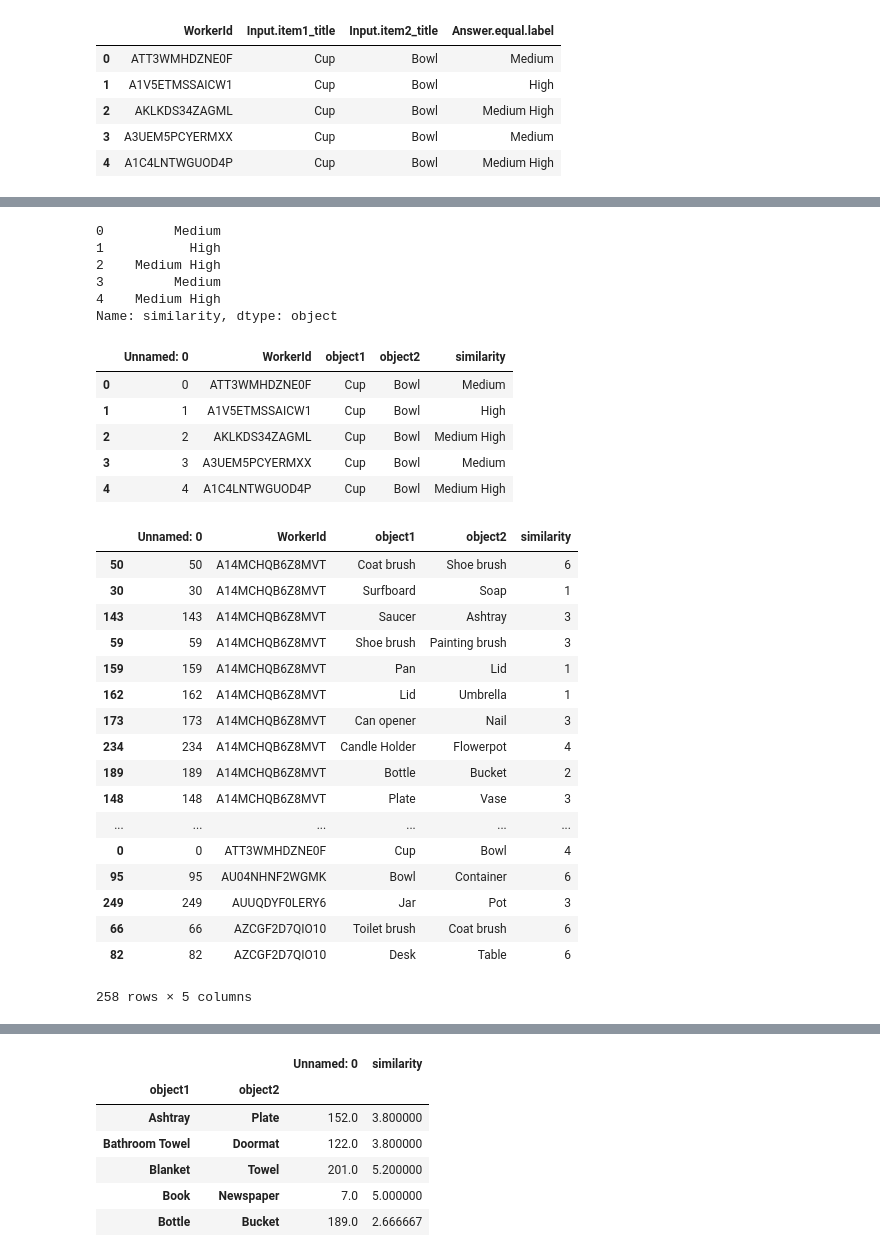
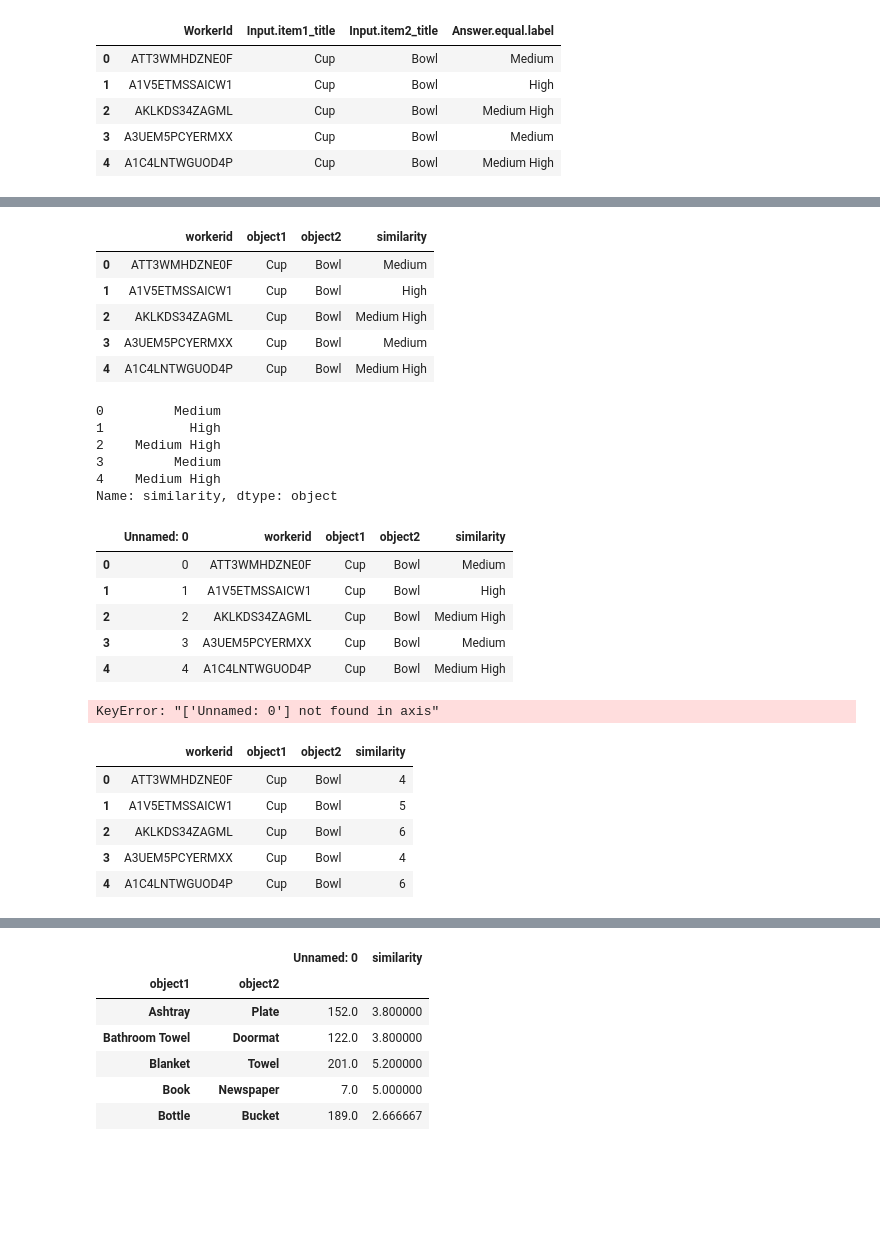
Before and after one commit to mk-hasan/OROC-FU, a Jupyter notebook: Object-Similairty-Analysis.ipynb, the cells around one changed output, grey strips where cells are left out. Saved outputs shown, nothing was run; the diff lists cells and outputs as text; code cells hidden in the pictures; blank space fills up the shorter version.

```diff
--- a/Object-Similairty-Analysis.ipynb
+++ b/Object-Similairty-Analysis.ipynb
@@ -63,3 +62,12 @@ data_f.to_csv(r'/home/hasan/Documents/BitRepos/orocv2/object_similarity.csv')
+# %%
+data_f.head()
+# %% [output]
+|  | workerid | object1 | object2 | similarity |
+| 0 | ATT3WMHDZNE0F | Cup | Bowl | Medium |
+| 1 | A1V5ETMSSAICW1 | Cup | Bowl | High |
+| 2 | AKLKDS34ZAGML | Cup | Bowl | Medium High |
+| 3 | A3UEM5PCYERMXX | Cup | Bowl | Medium |
+| 4 | A1C4LNTWGUOD4P | Cup | Bowl | Medium High |
 # %%
 similarity = data_f.pop('similarity')
 # %%
@@ -72,11 +80,11 @@ similarity.head()
 4    Medium High
 Name: similarity, dtype: object
 # %%
-data_t = pd.read_csv('/home/hasan/Documents/BitRepos/orocv2/object_similarity.csv')
+data_t = pd.read_csv('/media/hasan/ec42e2af-0eaa-4b8c-81d5-f2a23ec16363/REPO/OROC-FU/object_similarity.csv')
 # %%
 data_t.head()
 # %% [output]
-|  | Unnamed: 0 | WorkerId | object1 | object2 | similarity |
+|  | Unnamed: 0 | workerid | object1 | object2 | similarity |
 | 0 | 0 | ATT3WMHDZNE0F | Cup | Bowl | Medium |
 | 1 | 1 | A1V5ETMSSAICW1 | Cup | Bowl | High |
 | 2 | 2 | AKLKDS34ZAGML | Cup | Bowl | Medium High |
@@ -90,24 +98,17 @@ data_t.loc[data_t['similarity'] == 'Medium', ['similarity']] = 4
 data_t.loc[data_t['similarity'] == 'Medium Low', ['similarity']] = 3
 data_t.loc[data_t['similarity'] == 'Low', ['similarity']] = 2
 data_t.loc[data_t['similarity'] == 'Very Low', ['similarity']] = 1
+# %%
+data_t.head()
+data_t.drop(["Unnamed: 0"], axis=1, inplace=True)
+# %% [output]
+KeyError: "['Unnamed: 0'] not found in axis"
 # %%
-data_t
+data_t.head()
 # %% [output]
-|  | Unnamed: 0 | WorkerId | object1 | object2 | similarity |
-| 50 | 50 | A14MCHQB6Z8MVT | Coat brush | Shoe brush | 6 |
-| 30 | 30 | A14MCHQB6Z8MVT | Surfboard | Soap | 1 |
-| 143 | 143 | A14MCHQB6Z8MVT | Saucer | Ashtray | 3 |
-| 59 | 59 | A14MCHQB6Z8MVT | Shoe brush | Painting brush | 3 |
-| 159 | 159 | A14MCHQB6Z8MVT | Pan | Lid | 1 |
-| 162 | 162 | A14MCHQB6Z8MVT | Lid | Umbrella | 1 |
-| 173 | 173 | A14MCHQB6Z8MVT | Can opener | Nail | 3 |
-| 234 | 234 | A14MCHQB6Z8MVT | Candle Holder | Flowerpot | 4 |
-| 189 | 189 | A14MCHQB6Z8MVT | Bottle | Bucket | 2 |
-| 148 | 148 | A14MCHQB6Z8MVT | Plate | Vase | 3 |
-| ... | ... | ... | ... | ... | ... |
-| 0 | 0 | ATT3WMHDZNE0F | Cup | Bowl | 4 |
-| 95 | 95 | AU04NHNF2WGMK | Bowl | Container | 6 |
-| 249 | 249 | AUUQDYF0LERY6 | Jar | Pot | 3 |
-| 66 | 66 | AZCGF2D7QIO10 | Toilet brush | Coat brush | 6 |
-| 82 | 82 | AZCGF2D7QIO10 | Desk | Table | 6 |
+|  | workerid | object1 | object2 | similarity |
+| 0 | ATT3WMHDZNE0F | Cup | Bowl | 4 |
+| 1 | A1V5ETMSSAICW1 | Cup | Bowl | 5 |
+| 2 | AKLKDS34ZAGML | Cup | Bowl | 6 |
+| 3 | A3UEM5PCYERMXX | Cup | Bowl | 4 |
+| 4 | A1C4LNTWGUOD4P | Cup | Bowl | 6 |
-258 rows × 5 columns
```
Also changed, not shown: parts of 15 cells of this notebook.
